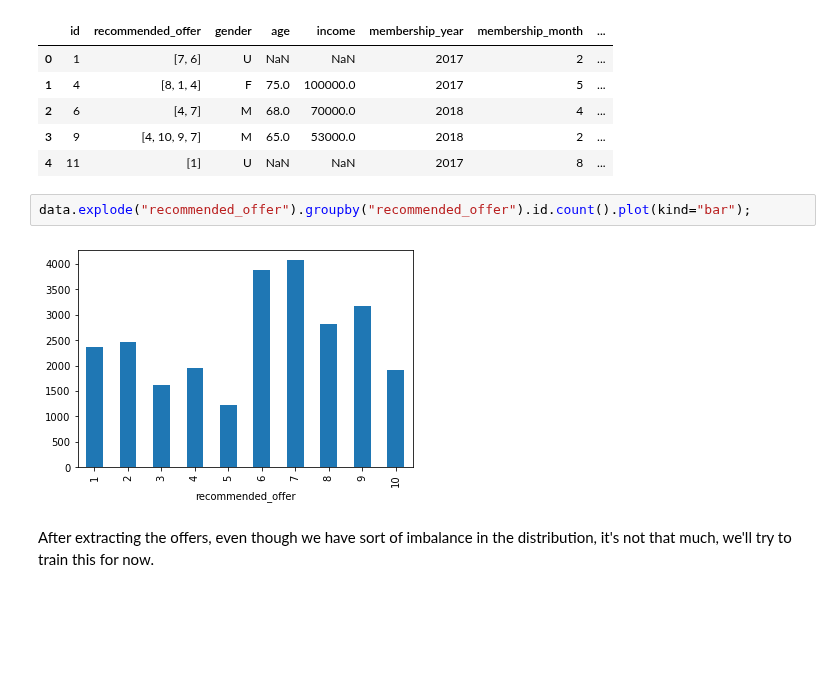
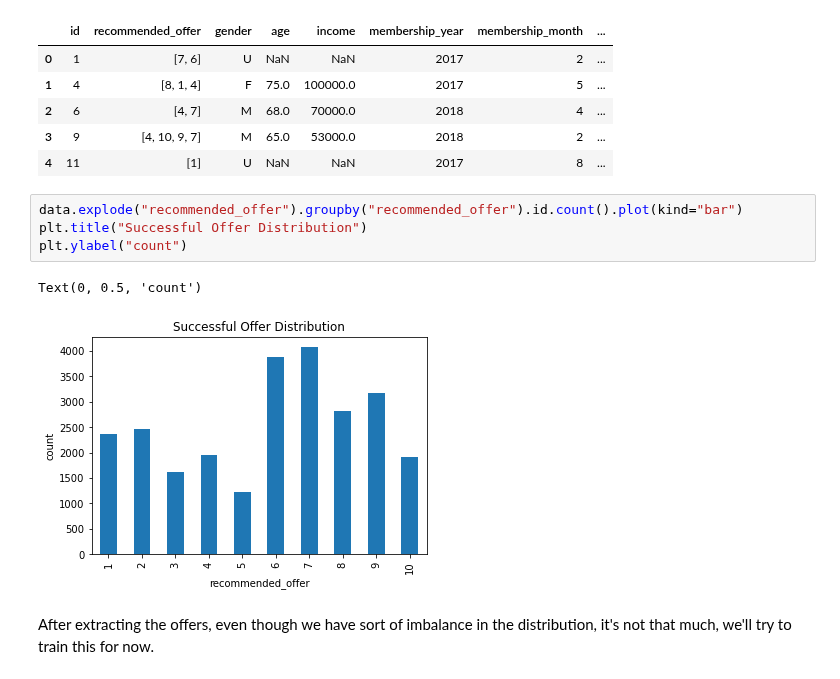
Before and after one commit to netxph/sb-capstone, a Jupyter notebook: notebooks/06 - Predictive and Modelling.ipynb, the cells around one changed output. Saved outputs shown, nothing was run; the diff lists cells and outputs as text; blank space fills up the shorter version.

```diff
--- a/notebooks/06 - Predictive and Modelling.ipynb
+++ b/notebooks/06 - Predictive and Modelling.ipynb
@@ -360,9 +360,12 @@ data.head()
 | 3 | 9 | [4, 10, 9, 7] | M | 65.0 | 53000.0 | 2018 | 2 | ... |
 | 4 | 11 | [1] | U | NaN | NaN | 2017 | 8 | ... |
 # %%
-data.explode("recommended_offer").groupby("recommended_offer").id.count().plot(kind="bar");
+data.explode("recommended_offer").groupby("recommended_offer").id.count().plot(kind="bar")
+plt.title("Successful Offer Distribution")
+plt.ylabel("count")
 # %% [output]
+Text(0, 0.5, 'count')
-[figure, old version]
+[figure, new version]
 # %% [markdown]
 After extracting the offers, even though we have sort of imbalance in the distribution, it's not that much, we'll try to train this for now.
 # %% [markdown]
```
Also changed, not shown: parts of 13 cells of this notebook, 20 other files.
